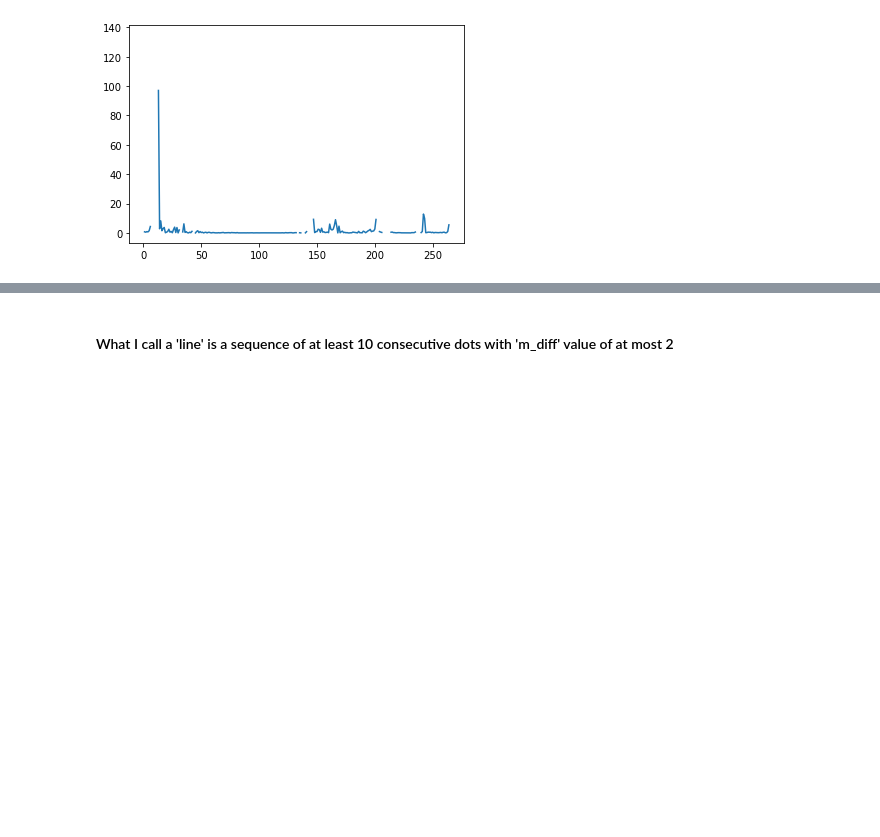
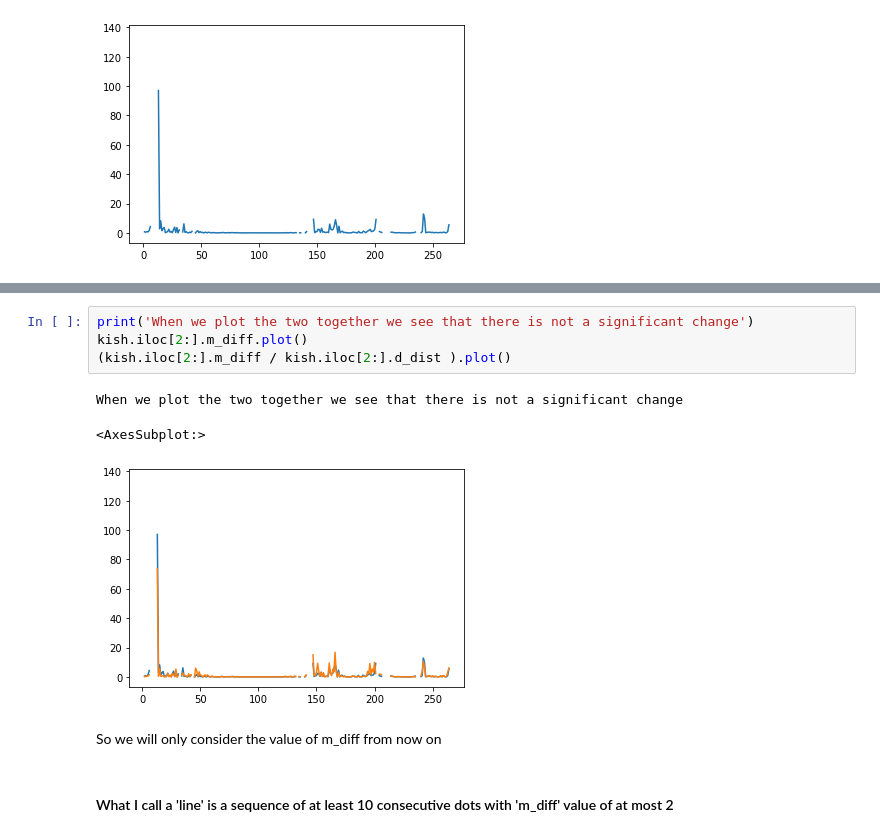
Before and after one commit to Matan-Shimon/Data-Visualization, a Jupyter notebook: Pandas Project.ipynb, the cells around one changed output, grey strips where cells are left out. Saved outputs shown, nothing was run; the diff lists cells and outputs as text; blank space fills up the shorter version.

```diff
--- a/Pandas Project.ipynb
+++ b/Pandas Project.ipynb
@@ -157,3 +193,13 @@ Here, we can see how fast the slope changes throughout the drawing
+# %%
+print('When we plot the two together we see that there is not a significant change')
+kish.iloc[2:].m_diff.plot()
+(kish.iloc[2:].m_diff / kish.iloc[2:].d_dist ).plot()
+# %% [output]
+When we plot the two together we see that there is not a significant change
+<AxesSubplot:>
+[figure, added]
+# %% [markdown]
+So we will only consider the value of m_diff from now on
 # %% [markdown]
 #### What I call a 'line' is a sequence of at least 10 consecutive dots with 'm_diff' value of at most 2
 # %%
```
Also changed, not shown: parts of 9 cells of this notebook.
